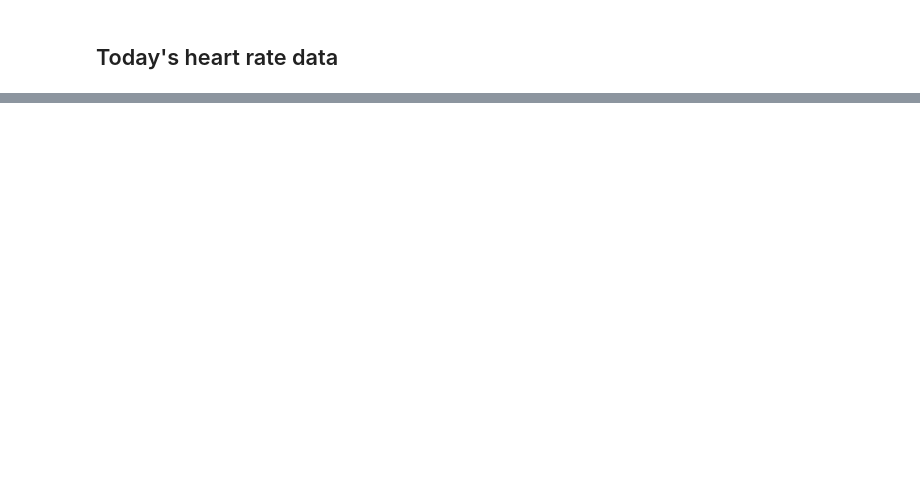
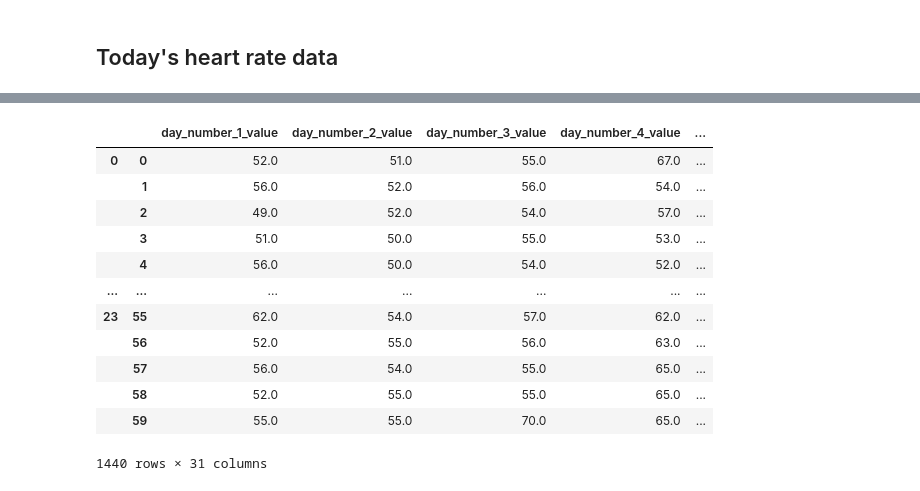
Before and after one commit to jameshtwose/jms_fitbit_analyses, a Jupyter notebook: python-fitbit/request_my_data.ipynb, the cells around one changed output, grey strips where cells are left out. Cells and saved outputs as stored; diff of their text form; code cells hidden in the pictures; blank space fills up the shorter version.

Commit message:
saving a version of the data locally

```diff
--- a/python-fitbit/request_my_data.ipynb
+++ b/python-fitbit/request_my_data.ipynb
@@ -235,0 +240,9 @@ _ = sns.heatmap(tmp_df.T)
+# %%
+import glob
+
+csv_list = glob.glob("data/*")
+
+[x for x in csv_list if oneDate in x][0]
+
+if len([x for x in csv_list if oneDate in x]) > 0:
+    tmp_df = pd.read_csv([x for x in csv_list if oneDate in x][0], index_col=0)
@@ -235,0 +261,16 @@ _ = sns.heatmap(tmp_df.T)
+# %%
+tmp_df.set_index(tmp_df.index.str.split("-", expand=True))
+# %% [output]
+|  |  | day_number_1_value | day_number_2_value | day_number_3_value | day_number_4_value | ... |
+| 0 | 0 | 52.0 | 51.0 | 55.0 | 67.0 | ... |
+|  | 1 | 56.0 | 52.0 | 56.0 | 54.0 | ... |
+|  | 2 | 49.0 | 52.0 | 54.0 | 57.0 | ... |
+|  | 3 | 51.0 | 50.0 | 55.0 | 53.0 | ... |
+|  | 4 | 56.0 | 50.0 | 54.0 | 52.0 | ... |
+| ... | ... | ... | ... | ... | ... | ... |
+| 23 | 55 | 62.0 | 54.0 | 57.0 | 62.0 | ... |
+|  | 56 | 52.0 | 55.0 | 56.0 | 63.0 | ... |
+|  | 57 | 56.0 | 54.0 | 55.0 | 65.0 | ... |
+|  | 58 | 52.0 | 55.0 | 55.0 | 65.0 | ... |
+|  | 59 | 55.0 | 55.0 | 70.0 | 65.0 | ... |
+1440 rows × 31 columns
```
Also changed, not shown: parts of 22 cells of this notebook, 3 other files.
